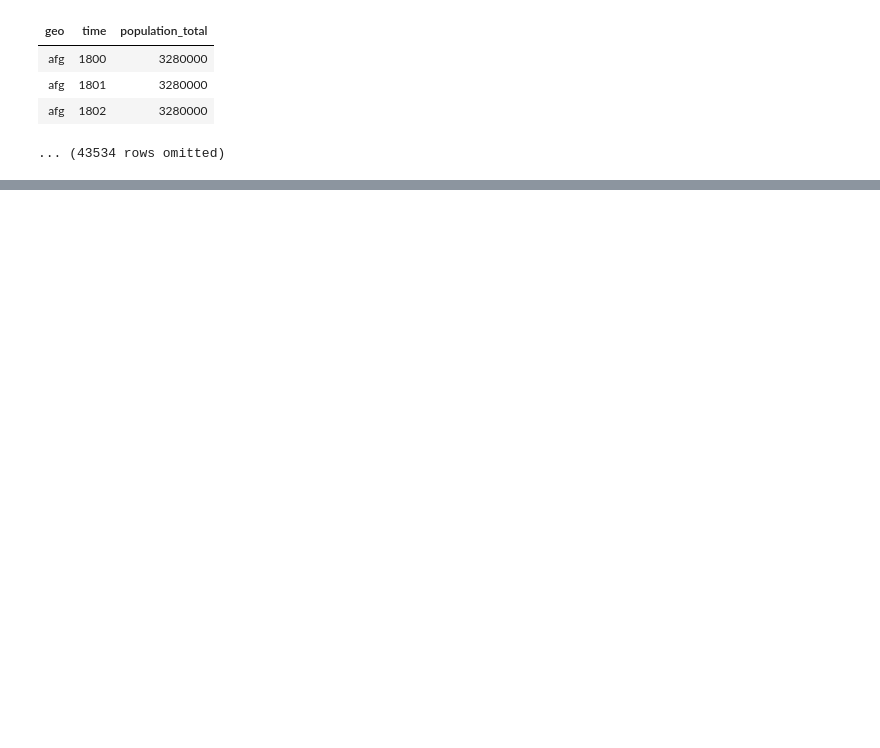
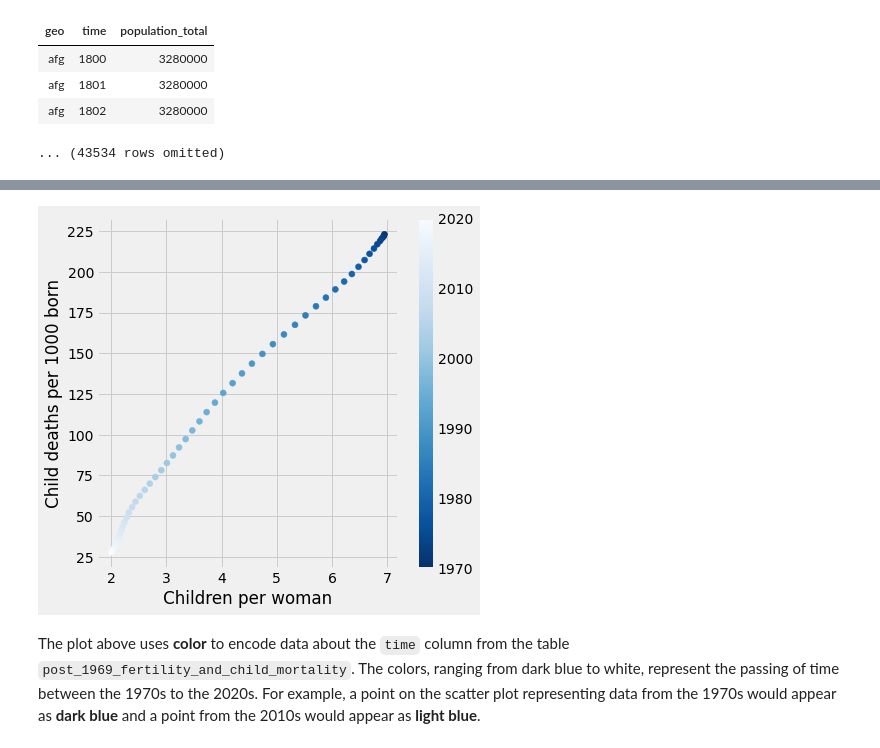
Before and after one commit to micahelinor/Data_Science, a Jupyter notebook: Projects/World_Progress/World_Progress.ipynb, the cells around one changed output, grey strips where cells are left out. Saved outputs shown, nothing was run; the diff lists cells and outputs as text; code cells hidden in the pictures; blank space fills up the shorter version.

```diff
--- a/Projects/World_Progress/World_Progress.ipynb
+++ b/Projects/World_Progress/World_Progress.ipynb
@@ -50,0 +204,22 @@ population.show(3)
+# %%
+bgd_fertility = fertility.where("geo", "bgd").drop("geo")
+bgd_child_mortality = child_mortality.where("geo", "bgd").drop("geo")
+fertility_and_child_mortality = bgd_fertility.join("time", bgd_child_mortality)
+post_1969_fertility_and_child_mortality = bgd_fertility.join("time", bgd_child_mortality).where("time", are.above_or_equal_to(1970))
+post_1969_fertility_and_child_mortality = post_1969_fertility_and_child_mortality.relabeled("children_per_woman_total_fertility", "Children per woman")
+post_1969_fertility_and_child_mortality = post_1969_fertility_and_child_mortality.relabeled("child_mortality_under_5_per_1000_born", "Child deaths per 1000 born")
+
+# Don't change anything below this line!
+x_births = post_1969_fertility_and_child_mortality.column("Children per woman")
+y_deaths = post_1969_fertility_and_child_mortality.column("Child deaths per 1000 born")
+time_colors = post_1969_fertility_and_child_mortality.column("time")
+
+plots.figure(figsize=(6,6))
+plots.scatter(x_births, y_deaths, c=time_colors, cmap="Blues_r")
+plots.colorbar()
+plots.xlabel("Children per woman")
+plots.ylabel("Child deaths per 1000 born");
+# %% [output]
+[figure, added]
+# %% [markdown]
+The plot above uses **color** to encode data about the `time` column from the table `post_1969_fertility_and_child_mortality`. The colors, ranging from dark blue to white, represent the passing of time between the 1970s to the 2020s. For example, a point on the scatter plot representing data from the 1970s would appear as **dark blue** and a point from the 2010s would appear as **light blue**.
```
Also changed, not shown: parts of 26 cells of this notebook.
